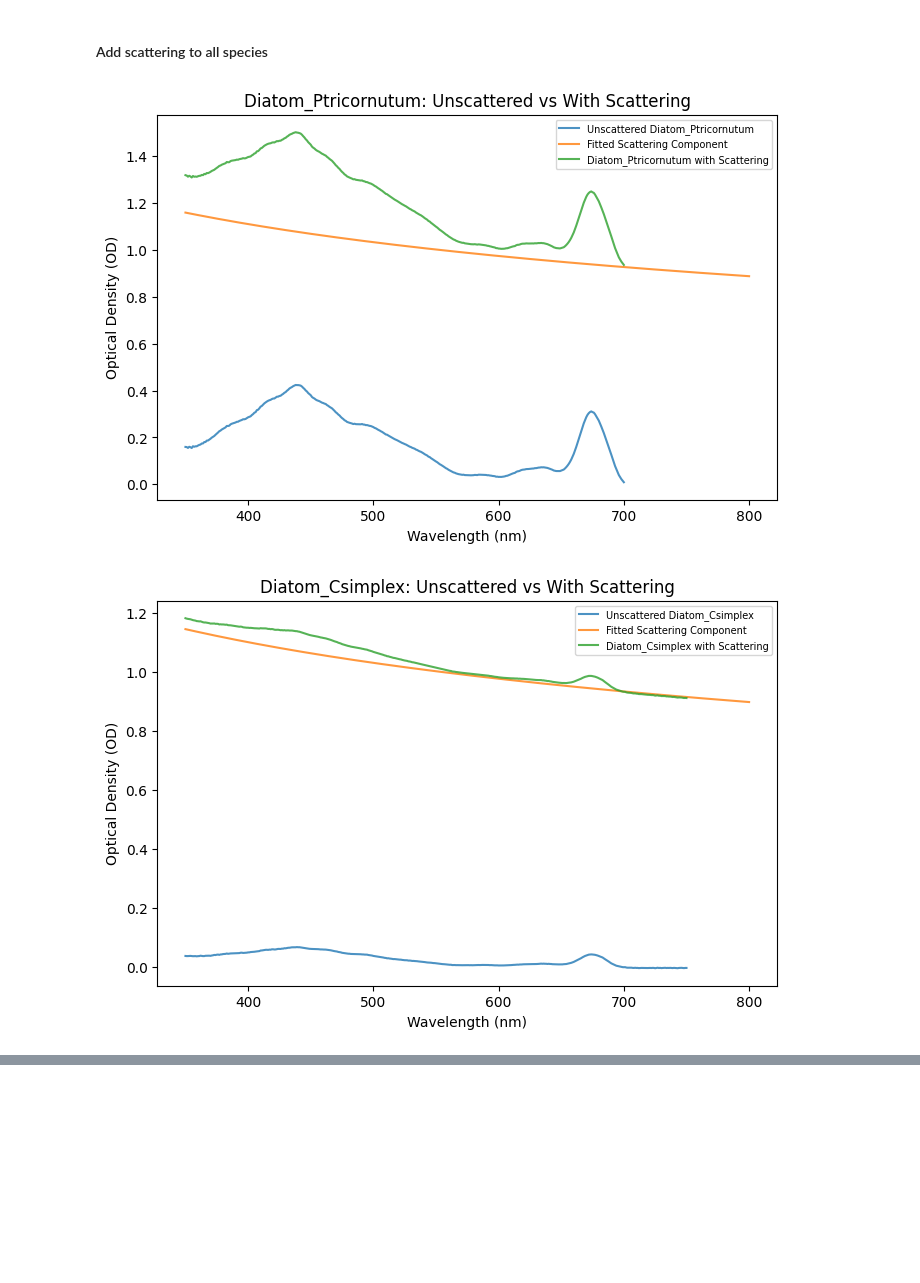
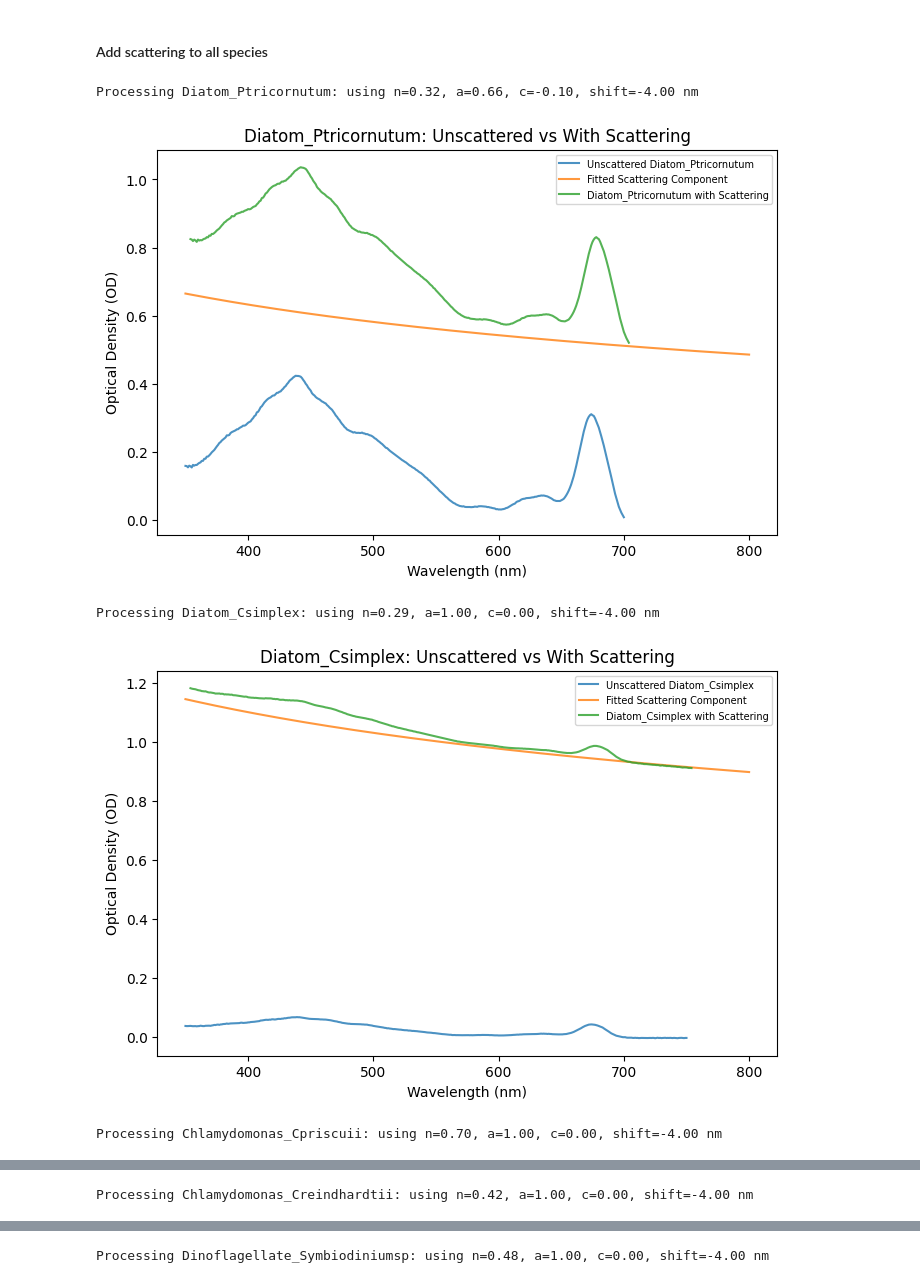
Before and after one commit to matsbannink/machine_learning, a Jupyter notebook: scattering.ipynb, the cells around one changed output, grey strips where cells are left out. Saved outputs shown, nothing was run; the diff lists cells and outputs as text; code cells hidden in the pictures; blank space fills up the shorter version.

Commit message:
Made sure the shifting was done correctly

```diff
--- a/scattering.ipynb
+++ b/scattering.ipynb
@@ -468,13 +468,14 @@ Sym                                  13.00      nan       0.00       nan       0
 #### Add scattering to all species
 # %%
 def shifted_fitting_function(wavelengths_nm, n, a=1, c=0, shift=0):
-    lam = wavelengths_nm.astype(float)
+    lam = wavelengths_nm.astype(float) + shift
     lambda_ref = 550
-    return a * ((lam + shift) / lambda_ref) ** (-n) + c
-
+    return a * ((lam) / lambda_ref) ** (-n) + c
 
 wavelength_col = "Wavelength"
 wavelengths = df_clean[wavelength_col].values
+wavelengths_shifted = wavelengths - shift_value
+df_clean["Wavelength_shifted"] = wavelengths_shifted
 
 # all species you listed
 species_list = [
@@ -502,36 +503,42 @@ for species in species_list:
         a_hat = a_hat
         c_hat = c_hat
     else:
         a_hat = 1.0
         c_hat = 0.0
 
+    print(f"Processing {species}: using n={n_hat:.2f}, a={a_hat:.2f}, c={c_hat:.2f}, shift={shift_value:.2f} nm")
     # scattering component
     scat = shifted_fitting_function(
         wavelengths,
         n=n_hat,
         a=a_hat,
         c=c_hat,
-        shift=shift_value,
+        shift=shift_value
     )
 
     # add new column with scattering
     new_col = f"{species}_with_scattering"
     df_clean[new_col] = unscattered + scat
 
     # OPTIONAL: make a plot for each species
     plt.figure(figsize=(8, 5))
     plt.plot(wavelengths, unscattered, label=f"Unscattered {species}", alpha=0.8)
     plt.plot(wavelengths, scat, label="Fitted Scattering Component", alpha=0.8)
-    plt.plot(wavelengths, df_clean[new_col], label=f"{species} with Scattering", alpha=0.8)
+    plt.plot(wavelengths_shifted, df_clean[new_col], label=f"{species} with Scattering", alpha=0.8)
     plt.xlabel("Wavelength (nm)")
     plt.ylabel("Optical Density (OD)")
     plt.title(f"{species}: Unscattered vs With Scattering")
     plt.legend(fontsize=7)
     plt.show()
 
 df_clean.to_excel("Spectral_library_with_scattering.xlsx", index=False)
 # %% [output]
+Processing Diatom_Ptricornutum: using n=0.32, a=0.66, c=-0.10, shift=-4.00 nm
-[figure, old version]
+[figure, new version]
+Processing Diatom_Csimplex: using n=0.29, a=1.00, c=0.00, shift=-4.00 nm
 [figure]
+Processing Chlamydomonas_Cpriscuii: using n=0.70, a=1.00, c=0.00, shift=-4.00 nm
 [figure]
+Processing Chlamydomonas_Creindhardtii: using n=0.42, a=1.00, c=0.00, shift=-4.00 nm
 [figure]
+Processing Dinoflagellate_Symbiodiniumsp: using n=0.48, a=1.00, c=0.00, shift=-4.00 nm
```
Also changed, not shown: parts of 1 cell of this notebook.
